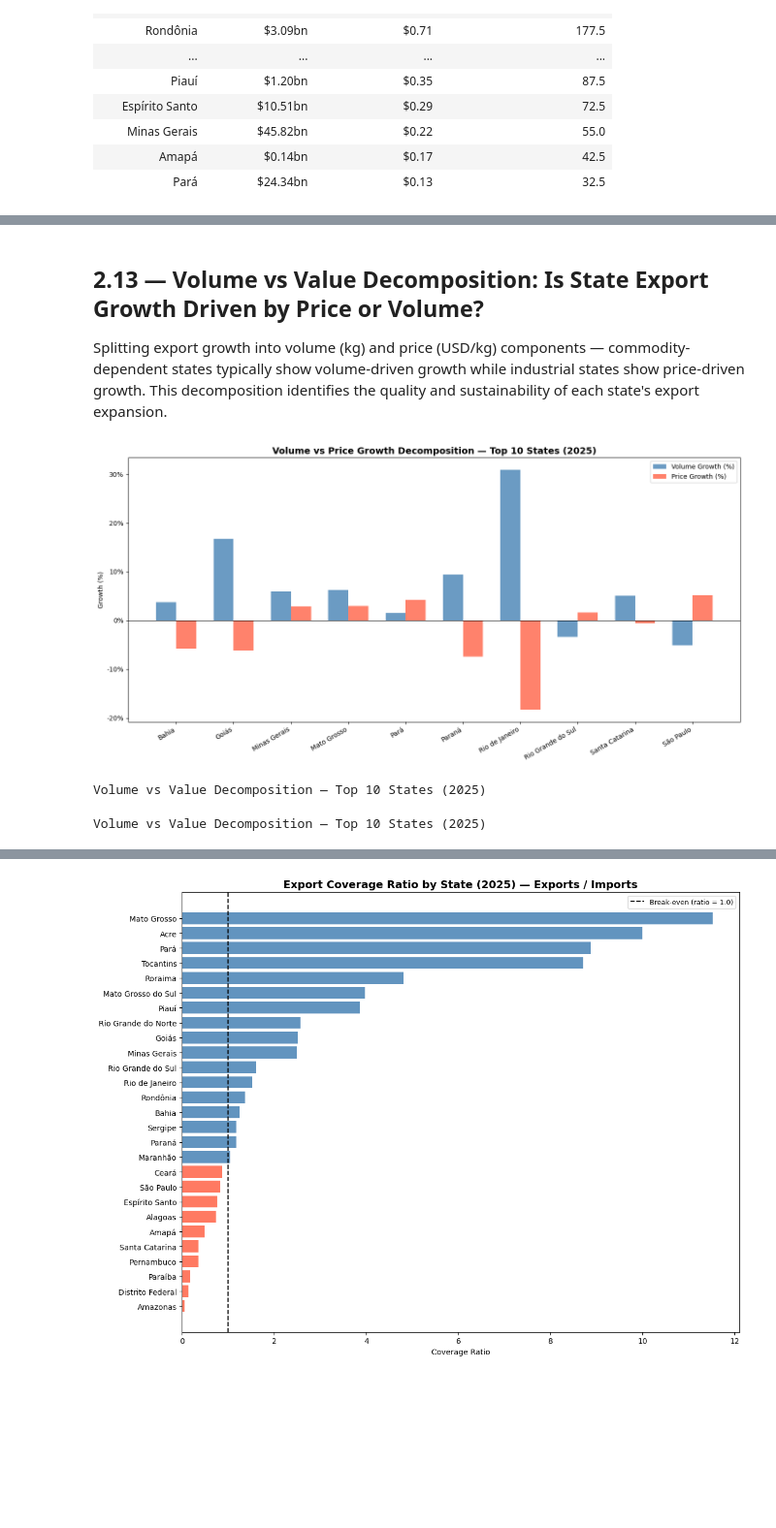
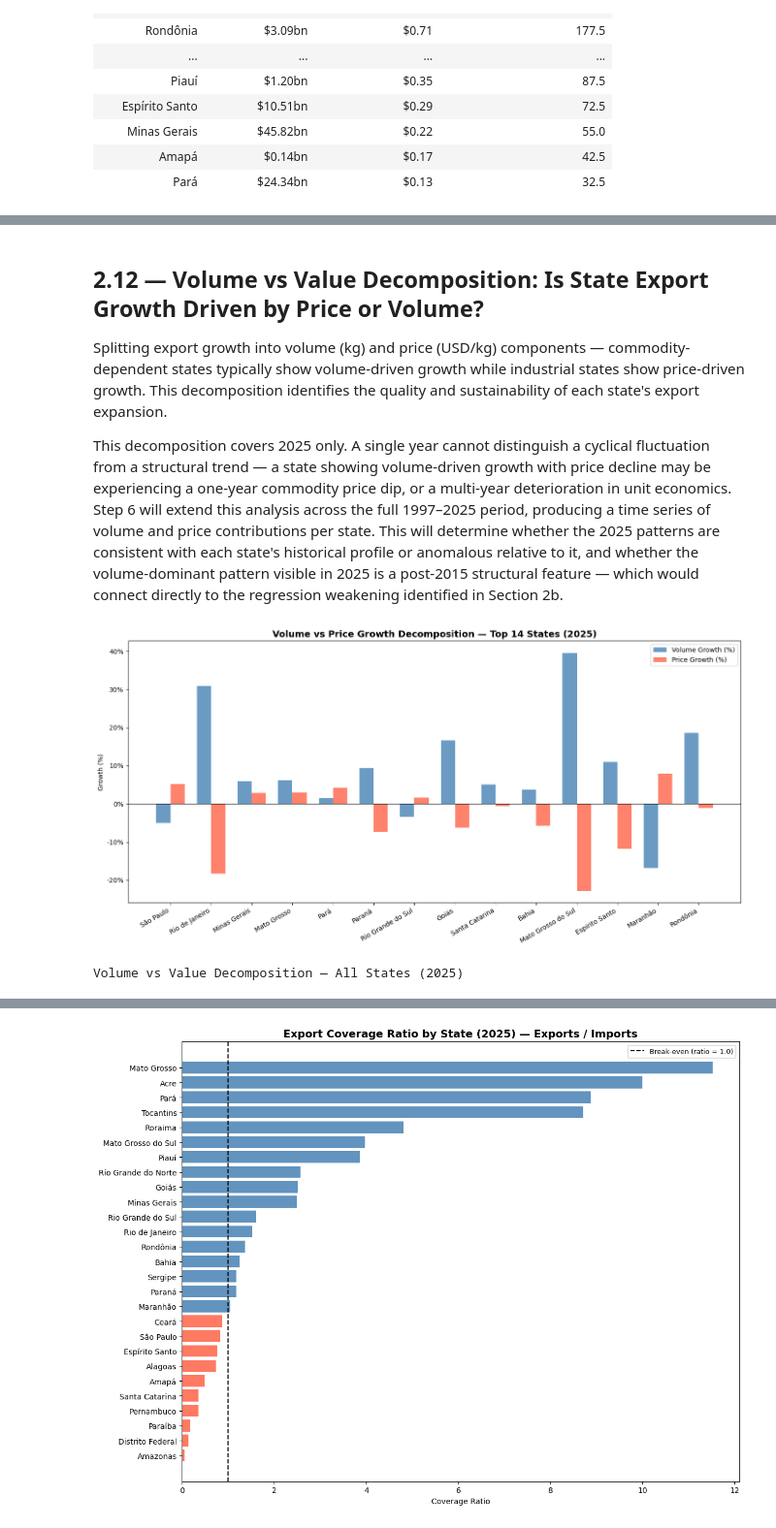
Before and after one commit to Eduardo-kohn/brazil-state-trade-analysis, a Jupyter notebook: SRC/Analysis/step2_state_competitiveness.ipynb, the cells around one changed output, grey strips where cells are left out. Shown at 97% size. Cells and saved outputs as stored; diff of their text form; code cells hidden in the pictures; blank space fills up the shorter version.

```diff
--- a/SRC/Analysis/step2_state_competitiveness.ipynb
+++ b/SRC/Analysis/step2_state_competitiveness.ipynb
@@ -3486,6 +3405,8 @@ The national average of \\$0.40/kg sits almost exactly at the boundary identifie
 # %% [markdown]
-## 2.13 — Volume vs Value Decomposition: Is State Export Growth Driven by Price or Volume?
+## 2.12 — Volume vs Value Decomposition: Is State Export Growth Driven by Price or Volume?
 Splitting export growth into volume (kg) and price (USD/kg) components — commodity-dependent states typically show volume-driven growth while industrial states show price-driven growth. This decomposition identifies the quality and sustainability of each state's export expansion.
+
+This decomposition covers 2025 only. A single year cannot distinguish a cyclical fluctuation from a structural trend — a state showing volume-driven growth with price decline may be experiencing a one-year commodity price dip, or a multi-year deterioration in unit economics. Step 6 will extend this analysis across the full 1997–2025 period, producing a time series of volume and price contributions per state. This will determine whether the 2025 patterns are consistent with each state's historical profile or anomalous relative to it, and whether the volume-dominant pattern visible in 2025 is a post-2015 structural feature — which would connect directly to the regression weakening identified in Section 2b.
 # %%
 query_vol_val = f"""
     SELECT e.\"CO_ANO\" AS year,
@@ -3498,66 +3419,75 @@ query_vol_val = f"""
     GROUP BY e.\"CO_ANO\", e.\"SG_UF_NCM\"
     ORDER BY e.\"SG_UF_NCM\", year
 """
-
 df_vv = pd.read_sql(query_vol_val, engine)
 df_vv = df_vv.merge(df_state[['uf', 'state']], on='uf', how='left')
 df_vv['usd_per_kg'] = df_vv['exports_usd'] / df_vv['total_kg']
 
 ## YoY changes
 df_vv['delta_value_%']  = df_vv.groupby('uf')['exports_usd'].pct_change() * 100
 df_vv['delta_volume_%'] = df_vv.groupby('uf')['total_kg'].pct_change() * 100
 df_vv['delta_price_%']  = df_vv.groupby('uf')['usd_per_kg'].pct_change() * 100
 
-## Latest year summary for top 10 states
-df_vv_latest = df_vv[
+## Exclude undeclared for both chart and table
+EXCLUDE_STATES = ['Não Declarada']
+
+## Chart — top 14 states
+top14_states = df_state.head(14)['state'].tolist()
+
+df_vv_chart = df_vv[
     (df_vv['year'] == MAX_YEAR) &
-    (df_vv['state'].isin(df_state.head(10)['state'].tolist()))
-][['state', 'exports_usd', 'total_kg', 'usd_per_kg',
-   'delta_value_%', 'delta_volume_%', 'delta_price_%']].round(1)
+    (df_vv['state'].isin(top14_states)) &
+    (~df_vv['state'].isin(EXCLUDE_STATES))
+][['state', 'delta_volume_%', 'delta_price_%']].dropna().set_index('state')
 
-## Grouped bar chart
-df_vv_plot = df_vv_latest.set_index('state')[['delta_volume_%', 'delta_price_%']].dropna()
-x     = np.arange(len(df_vv_plot))
+## preserve df_state ordering for chart
+df_vv_chart = df_vv_chart.reindex(
+    [s for s in top14_states if s in df_vv_chart.index]
+)
+
+x     = np.arange(len(df_vv_chart))
 width = 0.35
-
 fig, ax = plt.subplots(figsize=(14, 7))
-ax.bar(x - width/2, df_vv_plot['delta_volume_%'], width, label='Volume Growth (%)', color='steelblue', alpha=0.8)
-ax.bar(x + width/2, df_vv_plot['delta_price_%'],  width, label='Price Growth (%)',  color='tomato',    alpha=0.8)
+ax.bar(x - width/2, df_vv_chart['delta_volume_%'], width, label='Volume Growth (%)', color='steelblue', alpha=0.8)
+ax.bar(x + width/2, df_vv_chart['delta_price_%'],  width, label='Price Growth (%)',  color='tomato',    alpha=0.8)
 ax.axhline(y=0, color='black', linewidth=0.8)
-ax.set_title(f'Volume vs Price Growth Decomposition — Top 10 States ({MAX_YEAR})', fontsize=14, fontweight='bold')
+ax.set_title(f'Volume vs Price Growth Decomposition — Top 14 States ({MAX_YEAR})', fontsize=14, fontweight='bold')
 ax.set_ylabel('Growth (%)')
 ax.set_xticks(x)
-ax.set_xticklabels(df_vv_plot.index, rotation=30, ha='right')
+ax.set_xticklabels(df_vv_chart.index, rotation=30, ha='right')
 ax.yaxis.set_major_formatter(mticker.FormatStrFormatter('%.0f%%'))
 ax.legend(fontsize=10)
 plt.tight_layout()
 plt.savefig('output_2_18_vol_val_decomp.png', dpi=150)
 plt.show()
 
-df_vv_display = (
-    df_vv_latest[['state', 'delta_value_%', 'delta_volume_%', 'delta_price_%']]
-    .copy()
-    .rename(columns={
-        'state'          : 'State',
-        'delta_value_%'  : 'Export Value Growth (%)',
-        'delta_volume_%' : 'Volume Growth (%)',
-        'delta_price_%'  : 'Price Growth (%)',
-    })
-)
+## Table — all states except undeclared
+df_vv_latest = df_vv[
+    (df_vv['year'] == MAX_YEAR) &
+    (~df_vv['state'].isin(EXCLUDE_STATES))
+][['state', 'delta_value_%', 'delta_volume_%', 'delta_price_%']].round(1)
+
+## sort by export value growth descending
+df_vv_latest = df_vv_latest.sort_values('delta_value_%', ascending=False)
+
+df_vv_display = df_vv_latest.rename(columns={
+    'state'          : 'State',
+    'delta_value_%'  : 'Export Value Growth (%)',
+    'delta_volume_%' : 'Volume Growth (%)',
+    'delta_price_%'  : 'Price Growth (%)',
+}).copy()
 
 df_vv_display['Export Value Growth (%)'] = df_vv_display['Export Value Growth (%)'].apply(lambda x: f'{x:+.1f}%')
 df_vv_display['Volume Growth (%)']       = df_vv_display['Volume Growth (%)'].apply(lambda x: f'{x:+.1f}%')
 df_vv_display['Price Growth (%)']        = df_vv_display['Price Growth (%)'].apply(lambda x: f'{x:+.1f}%')
 
-print(f'\nVolume vs Value Decomposition — Top 10 States ({MAX_YEAR})\n')
 display(
     df_vv_display.style
-    .set_caption(f'Volume vs Value Decomposition — Top 10 States ({MAX_YEAR})')
+    .set_caption(f'Volume vs Value Decomposition — All States ({MAX_YEAR})')
     .set_properties(**{'text-align': 'left'})
     .hide(axis='index')
 )
 # %% [output]
-[figure, old version]
+[figure, new version]
-Volume vs Value Decomposition — Top 10 States (2025)
+Volume vs Value Decomposition — All States (2025)
-Volume vs Value Decomposition — Top 10 States (2025)
 | State | Export Value Growth (%) | Volume Growth (%) | Price Growth (%) |
```
Also changed, not shown: parts of 40 cells of this notebook.
